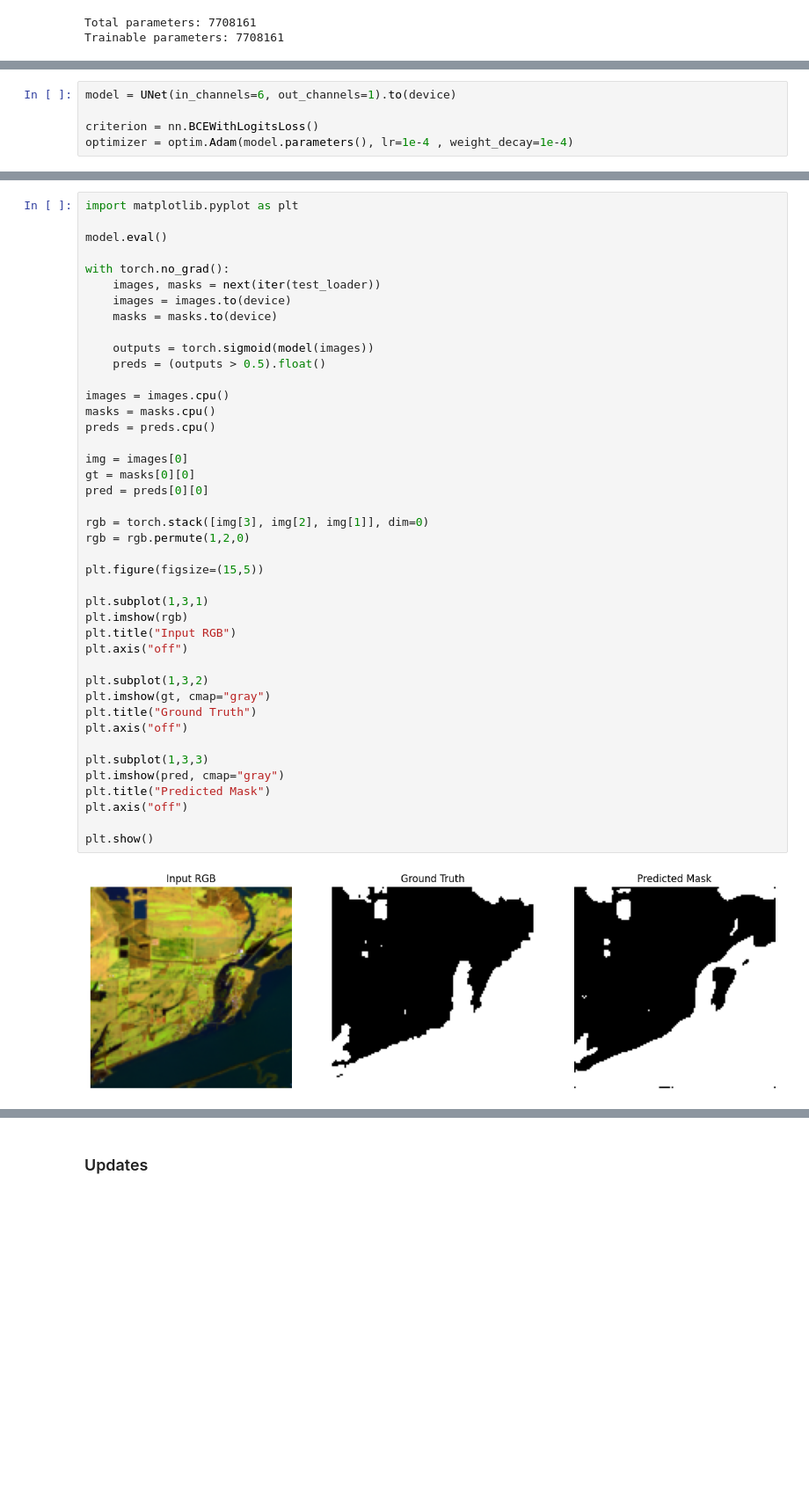
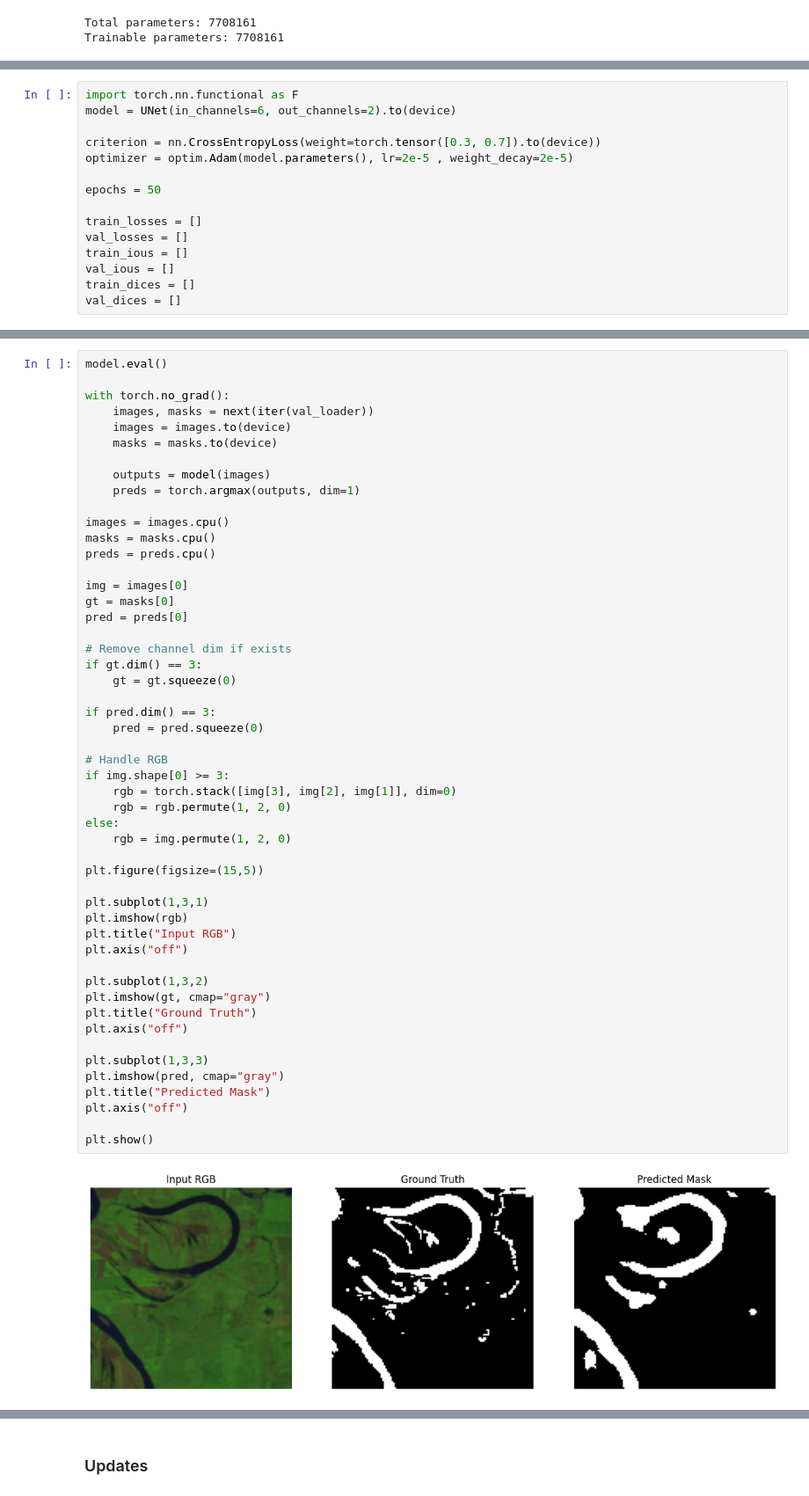
Before and after one commit to Seifkassab20/-Water-Segmentation-using-Multispectral-and-optical-Data, a Jupyter notebook: Segmentation.ipynb, the cells around one changed output, grey strips where cells are left out. Shown at 88% size. Drawn from its saved outputs; the diff is of its cells as text; blank space fills up the shorter version.

Commit message:
Last run for UNET and Deeplabv3

```diff
--- a/Segmentation.ipynb
+++ b/Segmentation.ipynb
@@ -238,6 +230,16 @@ test_loader = DataLoader(test_dataset, batch_size=16)
 # %%
-model = UNet(in_channels=6, out_channels=1).to(device)
+import torch.nn.functional as F
+model = UNet(in_channels=6, out_channels=2).to(device)
 
-criterion = nn.BCEWithLogitsLoss()
-optimizer = optim.Adam(model.parameters(), lr=1e-4 , weight_decay=1e-4)
+criterion = nn.CrossEntropyLoss(weight=torch.tensor([0.3, 0.7]).to(device))
+optimizer = optim.Adam(model.parameters(), lr=2e-5 , weight_decay=2e-5)
+
+epochs = 50
+
+train_losses = []
+val_losses = []
+train_ious = []
+val_ious = []
+train_dices = []
+val_dices = []
 # %%
@@ -441,47 +440,56 @@ plt.show()
 # %%
-import matplotlib.pyplot as plt
-
 model.eval()
 
 with torch.no_grad():
-    images, masks = next(iter(test_loader))
+    images, masks = next(iter(val_loader))
     images = images.to(device)
     masks = masks.to(device)
 
-    outputs = torch.sigmoid(model(images))
-    preds = (outputs > 0.5).float()
+    outputs = model(images)
+    preds = torch.argmax(outputs, dim=1)
 
 images = images.cpu()
 masks = masks.cpu()
 preds = preds.cpu()
 
 img = images[0]
-gt = masks[0][0]
-pred = preds[0][0]
+gt = masks[0]
+pred = preds[0]
 
-rgb = torch.stack([img[3], img[2], img[1]], dim=0)
-rgb = rgb.permute(1,2,0)
+# Remove channel dim if exists
+if gt.dim() == 3:
+    gt = gt.squeeze(0)
+
+if pred.dim() == 3:
+    pred = pred.squeeze(0)
+
+# Handle RGB
+if img.shape[0] >= 3:
+    rgb = torch.stack([img[3], img[2], img[1]], dim=0)
+    rgb = rgb.permute(1, 2, 0)
+else:
+    rgb = img.permute(1, 2, 0)
 
 plt.figure(figsize=(15,5))
 
 plt.subplot(1,3,1)
 plt.imshow(rgb)
 plt.title("Input RGB")
 plt.axis("off")
 
 plt.subplot(1,3,2)
 plt.imshow(gt, cmap="gray")
 plt.title("Ground Truth")
 plt.axis("off")
 
 plt.subplot(1,3,3)
 plt.imshow(pred, cmap="gray")
 plt.title("Predicted Mask")
 plt.axis("off")
 
 plt.show()
 # %% [output]
-[figure, old version]
+[figure, new version]
 # %%
 rgb_np = rgb.numpy()
 
```
Also changed, not shown: parts of 33 cells of this notebook, 1 other file.
